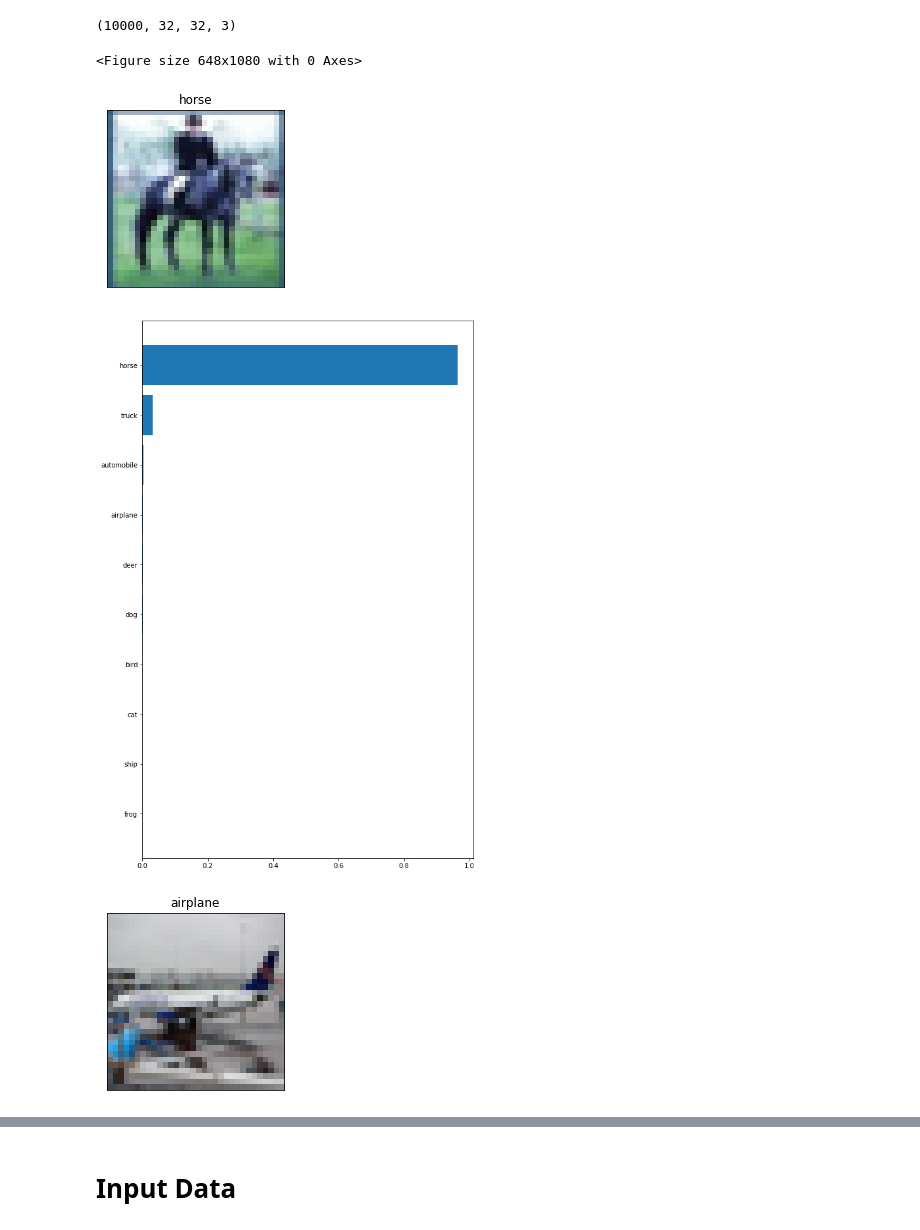
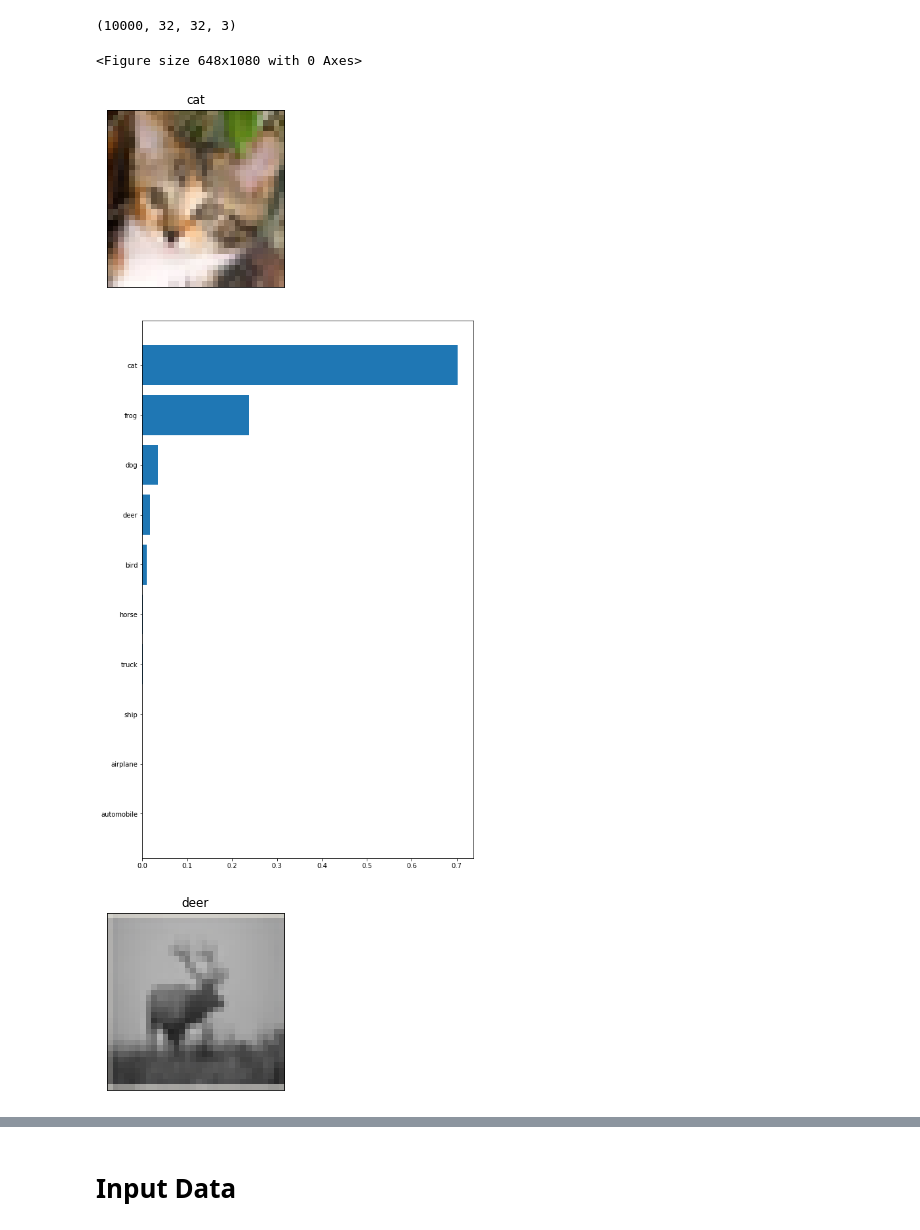
Before and after one commit to cafenoctua/CIFAR10_Classification_App, a Jupyter notebook: jupyter_tensoflow_env/src/CIFAR10_Cassification.ipynb, the cells around one changed output, grey strips where cells are left out. Cells and saved outputs as stored; diff of their text form; code cells hidden in the pictures.

Commit message:
v.0.0.0b1 add predict model

```diff
--- a/jupyter_tensoflow_env/src/CIFAR10_Cassification.ipynb
+++ b/jupyter_tensoflow_env/src/CIFAR10_Cassification.ipynb
@@ -168,24 +171,25 @@ x_valid.shape
 # %% [output]
 (10000, 32, 32, 3)
 # %%
-ｓy_proba = model.predict_proba(x_valid)
+y_pred = model.predict(x_valid)
+y_proba = model.predict_proba(x_valid)
 fig = plt.figure(figsize=(9, 15))
 fig.subplots_adjust(left=0, right=1, bottom=0, top=0.5, hspace=0.05,
                     wspace=0.05)
 
 num = 4
 for i in range(num):
     fig = plt.figure(figsize=(9, 15))
     y = y_pred[i].argmax()
     ax = fig.add_subplot(num,1, i+1, xticks=[], yticks=[])
     ax.imshow(x_valid[i])
     plt.title(cifar10_labels[np.argmax(y_pred[i])])
     fig = plt.figure(figsize=(9, 15))
     plt.barh(np.arange(0,10),y_proba[i][y_proba[i].argsort()[::1]])
     plt.yticks(np.arange(0,10),cifar10_labels[y_proba[i].argsort()[::1]])
     plt.show()
 # %% [output]
 <Figure size 648x1080 with 0 Axes>
-[figure, old version]
+[figure, new version]
-[figure, old version]
+[figure, new version]
-[figure, old version]
+[figure, new version]
```
Also changed, not shown: parts of 10 cells of this notebook, 18 other files.
